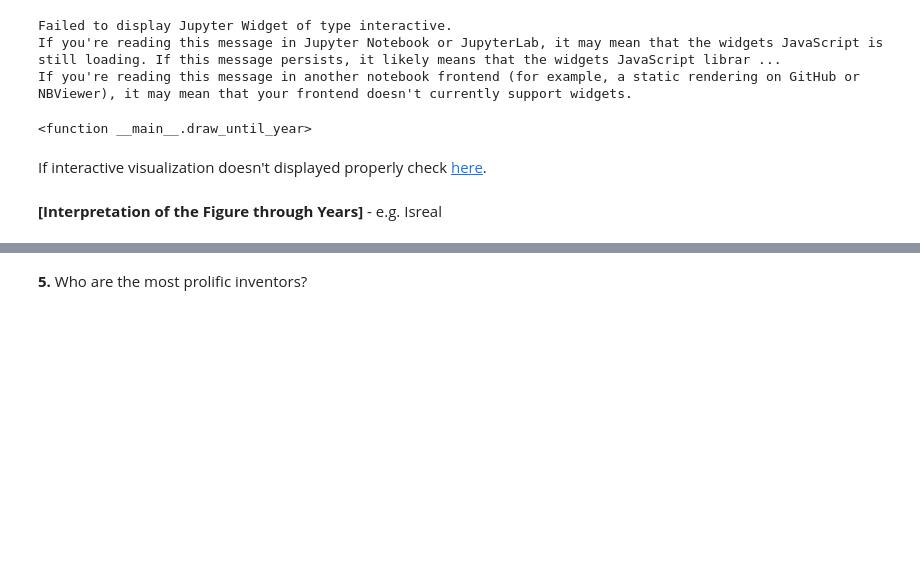
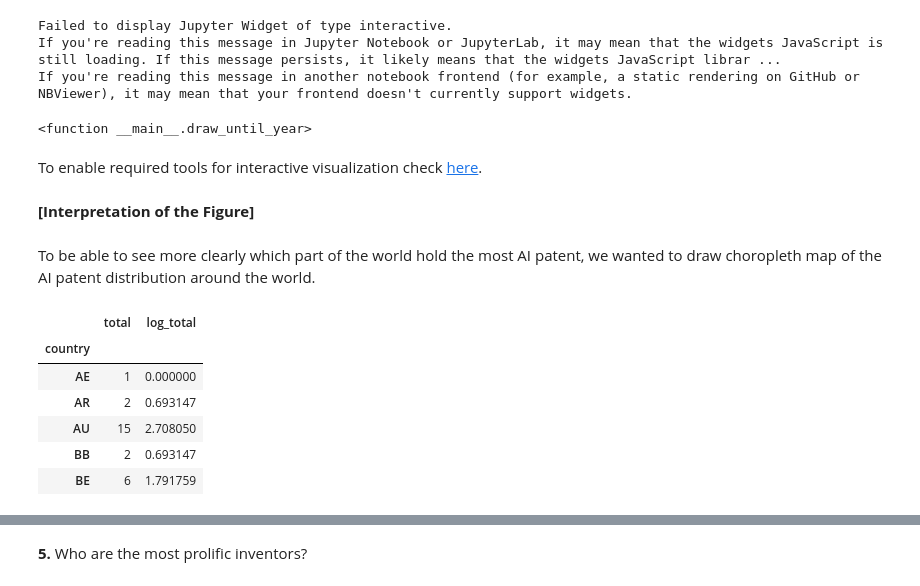
Before and after one commit to oabouzaid/Applied-Data-Analysis, a Jupyter notebook: project/sk.ipynb, the cells around one changed output, grey strips where cells are left out. Cells and saved outputs as stored; diff of their text form; code cells hidden in the pictures; blank space fills up the shorter version.

```diff
--- a/project/sk.ipynb
+++ b/project/sk.ipynb
@@ -288,6 +291,25 @@ If you're reading this message in Jupyter Notebook or JupyterLab, it may mean th
 If you're reading this message in another notebook frontend (for example, a static rendering on GitHub or NBViewer), it may mean that your frontend doesn't currently support widgets.
 <function __main__.draw_until_year>
 # %% [markdown]
-If interactive visualization doesn't displayed properly check [here](https://stackoverflow.com/a/38001920).
+To enable required tools for interactive visualization check [here](https://stackoverflow.com/a/38001920).
 # %% [markdown]
-**[Interpretation of the Figure through Years]** - e.g. Isreal
+**[Interpretation of the Figure]**
+# %% [markdown]
+To be able to see more clearly which part of the world hold the most AI patent, we wanted to draw choropleth map of the AI patent distribution around the world.
+# %%
+country_num = pd.DataFrame(country_year_df_copy["total"])
+
+max_count = country_num['total'].max()
+colormap = cm.linear.PuBu.scale(0, round(math.log(max_count)))
+
+log_total = list(map(lambda x: math.log(x) if (x > 0) else 0 , country_num['total']))
+country_num['log_total'] = log_total
+country_num.head()
+# %% [output]
+|  | total | log_total |
+| country |  |  |
+| AE | 1 | 0.000000 |
+| AR | 2 | 0.693147 |
+| AU | 15 | 2.708050 |
+| BB | 2 | 0.693147 |
+| BE | 6 | 1.791759 |
```
Also changed, not shown: parts of 19 cells of this notebook, 4 other files.
